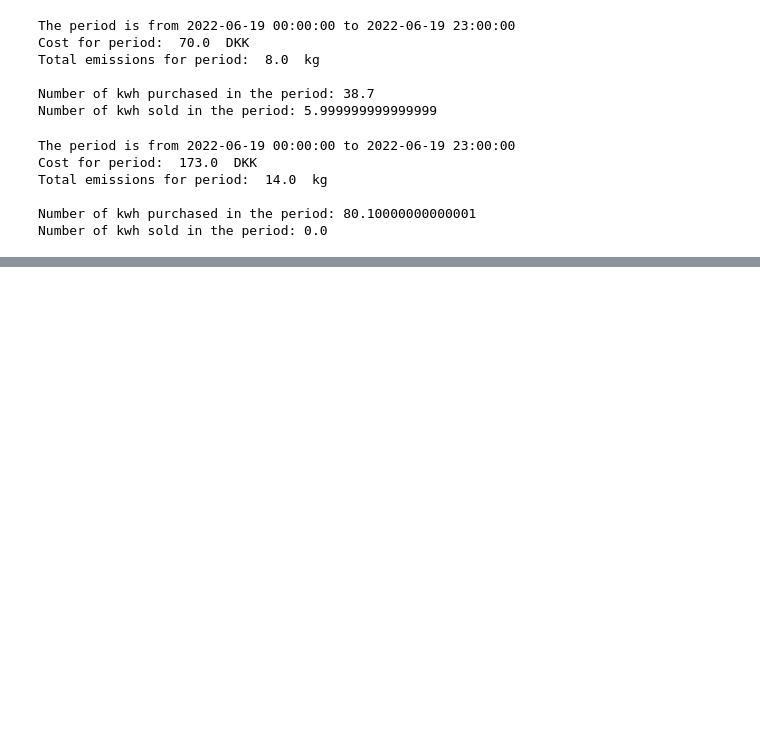
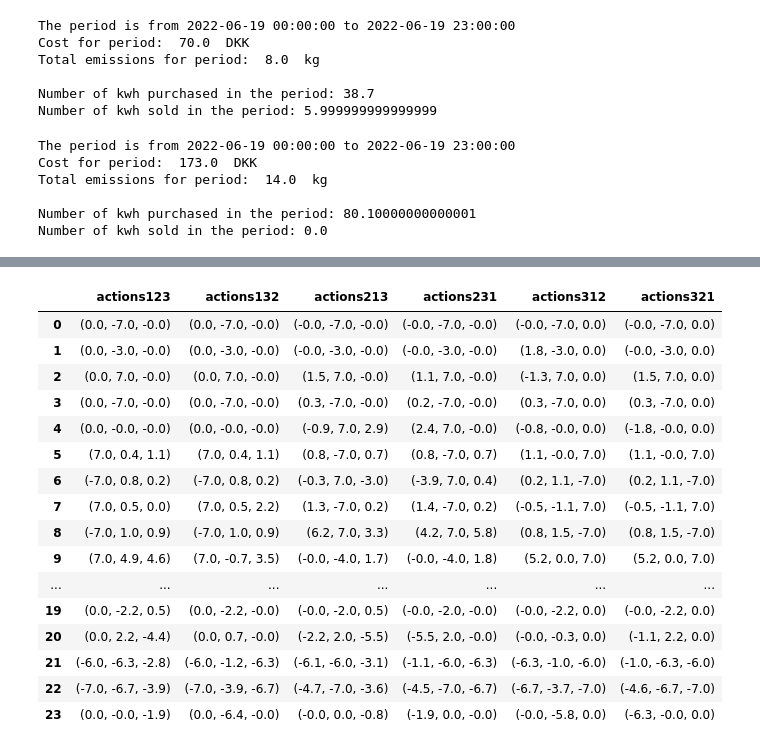
Before and after one commit to LortSkit/Bachelor-project, a Jupyter notebook: P2P_Optimization/P2P_DP_V1.ipynb, the cells around one changed output, grey strips where cells are left out. Saved outputs shown, nothing was run; the diff lists cells and outputs as text; code cells hidden in the pictures; blank space fills up the shorter version.

```diff
--- a/P2P_Optimization/P2P_DP_V1.ipynb
+++ b/P2P_Optimization/P2P_DP_V1.ipynb
@@ -510,0 +667,23 @@ stuff.total_cost()
+# %%
+df = pd.DataFrame()
+for i in range(len(stuff.all_results_ord)):
+    df["actions"+stuff.perms_names[i]] = stuff.all_results_ord[i][0]
+df
+# %% [output]
+|  | actions123 | actions132 | actions213 | actions231 | actions312 | actions321 |
+| 0 | (0.0, -7.0, -0.0) | (0.0, -7.0, -0.0) | (-0.0, -7.0, -0.0) | (-0.0, -7.0, -0.0) | (-0.0, -7.0, 0.0) | (-0.0, -7.0, 0.0) |
+| 1 | (0.0, -3.0, -0.0) | (0.0, -3.0, -0.0) | (-0.0, -3.0, -0.0) | (-0.0, -3.0, -0.0) | (1.8, -3.0, 0.0) | (-0.0, -3.0, 0.0) |
+| 2 | (0.0, 7.0, -0.0) | (0.0, 7.0, -0.0) | (1.5, 7.0, -0.0) | (1.1, 7.0, -0.0) | (-1.3, 7.0, 0.0) | (1.5, 7.0, 0.0) |
+| 3 | (0.0, -7.0, -0.0) | (0.0, -7.0, -0.0) | (0.3, -7.0, -0.0) | (0.2, -7.0, -0.0) | (0.3, -7.0, 0.0) | (0.3, -7.0, 0.0) |
+| 4 | (0.0, -0.0, -0.0) | (0.0, -0.0, -0.0) | (-0.9, 7.0, 2.9) | (2.4, 7.0, -0.0) | (-0.8, -0.0, 0.0) | (-1.8, -0.0, 0.0) |
+| 5 | (7.0, 0.4, 1.1) | (7.0, 0.4, 1.1) | (0.8, -7.0, 0.7) | (0.8, -7.0, 0.7) | (1.1, -0.0, 7.0) | (1.1, -0.0, 7.0) |
+| 6 | (-7.0, 0.8, 0.2) | (-7.0, 0.8, 0.2) | (-0.3, 7.0, -3.0) | (-3.9, 7.0, 0.4) | (0.2, 1.1, -7.0) | (0.2, 1.1, -7.0) |
+| 7 | (7.0, 0.5, 0.0) | (7.0, 0.5, 2.2) | (1.3, -7.0, 0.2) | (1.4, -7.0, 0.2) | (-0.5, -1.1, 7.0) | (-0.5, -1.1, 7.0) |
+| 8 | (-7.0, 1.0, 0.9) | (-7.0, 1.0, 0.9) | (6.2, 7.0, 3.3) | (4.2, 7.0, 5.8) | (0.8, 1.5, -7.0) | (0.8, 1.5, -7.0) |
+| 9 | (7.0, 4.9, 4.6) | (7.0, -0.7, 3.5) | (-0.0, -4.0, 1.7) | (-0.0, -4.0, 1.8) | (5.2, 0.0, 7.0) | (5.2, 0.0, 7.0) |
+| ... | ... | ... | ... | ... | ... | ... |
+| 19 | (0.0, -2.2, 0.5) | (0.0, -2.2, -0.0) | (-0.0, -2.0, 0.5) | (-0.0, -2.0, -0.0) | (-0.0, -2.2, 0.0) | (-0.0, -2.2, 0.0) |
+| 20 | (0.0, 2.2, -4.4) | (0.0, 0.7, -0.0) | (-2.2, 2.0, -5.5) | (-5.5, 2.0, -0.0) | (-0.0, -0.3, 0.0) | (-1.1, 2.2, 0.0) |
+| 21 | (-6.0, -6.3, -2.8) | (-6.0, -1.2, -6.3) | (-6.1, -6.0, -3.1) | (-1.1, -6.0, -6.3) | (-6.3, -1.0, -6.0) | (-1.0, -6.3, -6.0) |
+| 22 | (-7.0, -6.7, -3.9) | (-7.0, -3.9, -6.7) | (-4.7, -7.0, -3.6) | (-4.5, -7.0, -6.7) | (-6.7, -3.7, -7.0) | (-4.6, -6.7, -7.0) |
+| 23 | (0.0, -0.0, -1.9) | (0.0, -6.4, -0.0) | (-0.0, 0.0, -0.8) | (-1.9, 0.0, -0.0) | (-0.0, -5.8, 0.0) | (-6.3, -0.0, 0.0) |
```
Also changed, not shown: parts of 24 cells of this notebook.
